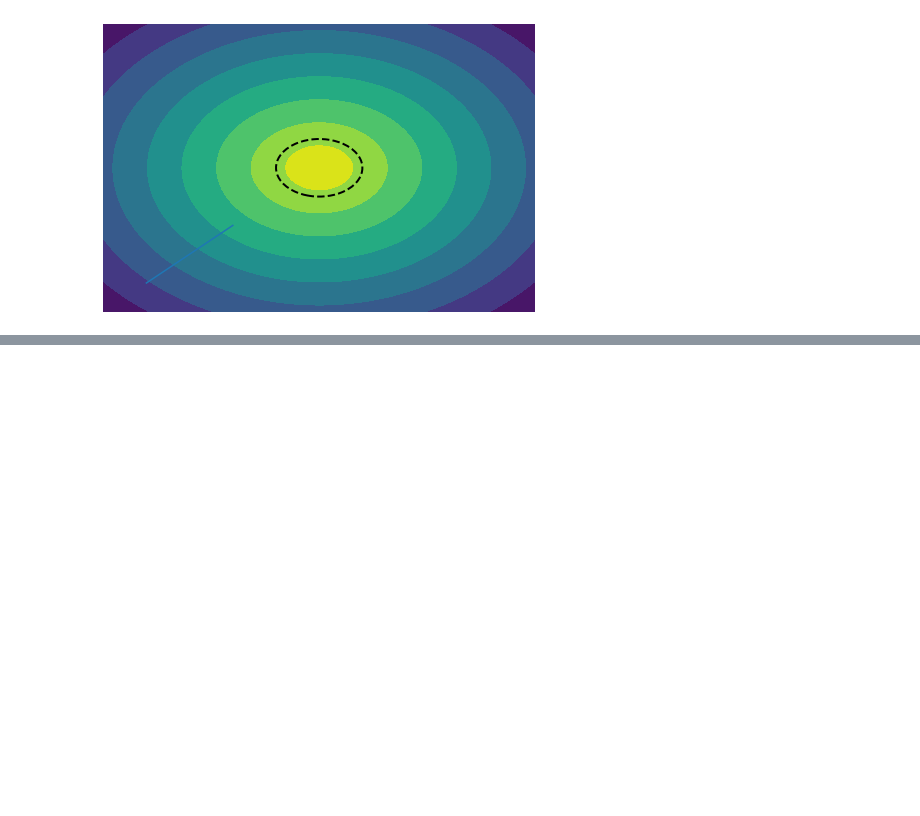
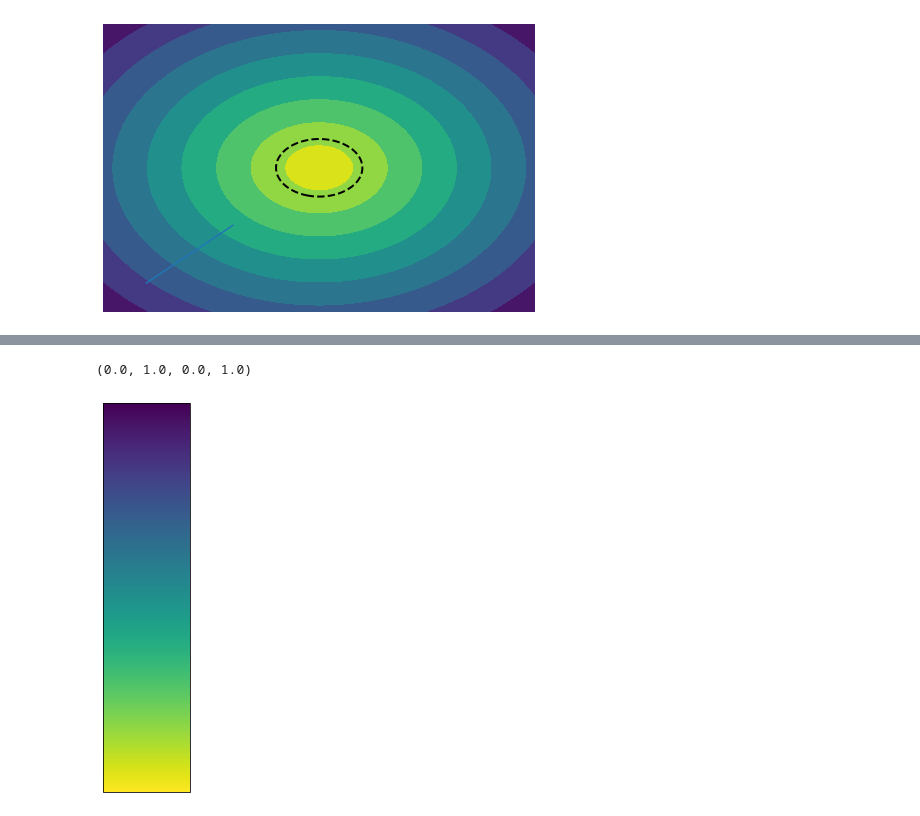
Before and after one commit to scikit-optimize/scikit-optimize, a Jupyter notebook: draw area.ipynb, the cells around one changed output, grey strips where cells are left out. Drawn from its saved outputs; the diff is of its cells as text; code cells hidden in the pictures; blank space fills up the shorter version.

```diff
--- a/draw area.ipynb
+++ b/draw area.ipynb
@@ -62,0 +76,14 @@ fig.canvas.draw()
+# %%
+import matplotlib.pyplot as plt
+import numpy as np
+
+a = np.array([[0,1]])
+plt.figure(figsize=(1.5, 9))
+img = plt.imshow(a, cmap="viridis_r")
+plt.gca().set_visible(False)
+cax = plt.axes([0.1, 0.2, 0.8, 0.6])
+plt.colorbar(orientation='vertical', cax=cax)
+plt.axis('off')
+# %% [output]
+(0.0, 1.0, 0.0, 1.0)
+[figure, added]
```
Also changed, not shown: parts of 11 cells of this notebook, 1 other file.
